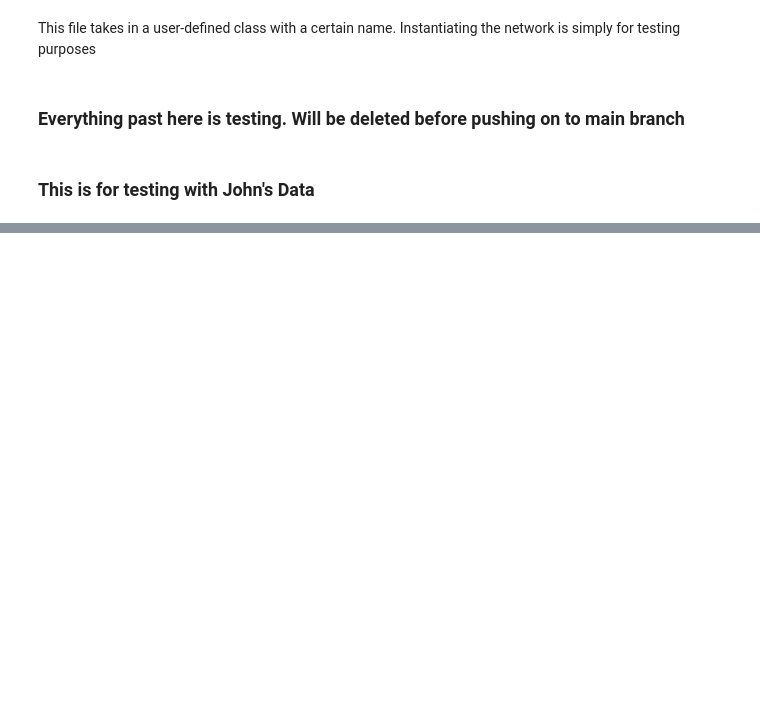
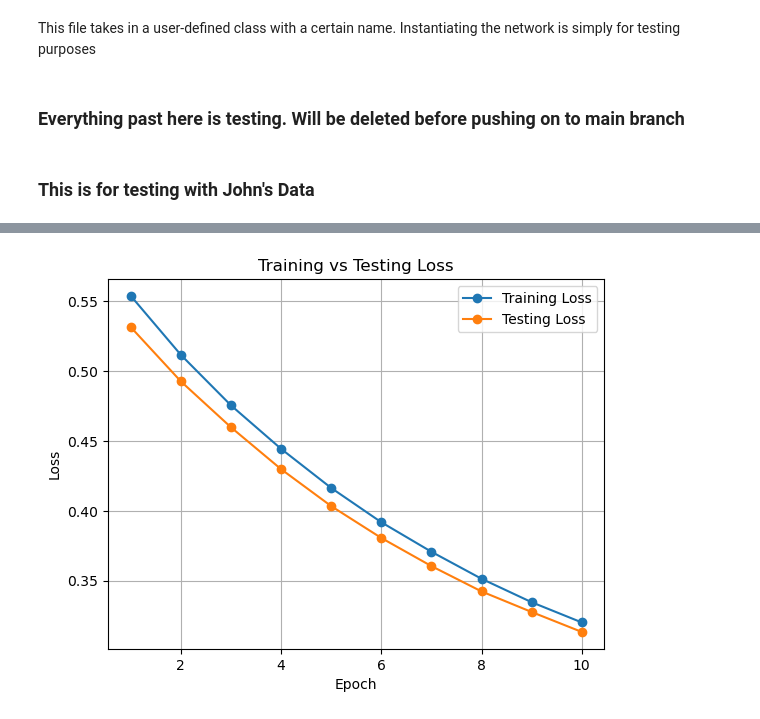
Before and after one commit to sharifware/Large-Scale-Design-and-Analysis-of-Neural-Networks, a Jupyter notebook: inputNetwork.ipynb, the cells around one changed output, grey strips where cells are left out. Cells and saved outputs as stored; diff of their text form; code cells hidden in the pictures; blank space fills up the shorter version.

Commit message:
Graph + testing updates

```diff
--- a/inputNetwork.ipynb
+++ b/inputNetwork.ipynb
@@ -258,4 +315,0 @@ import torchvision.transforms as transforms
-# %%
-transform = transforms.Compose(
-    [transforms.ToTensor(),
-     transforms.Normalize((0.5, 0.5, 0.5), (0.5, 0.5, 0.5))])
@@ -379,6 +382,6 @@ csv_path = '/Users/dani/Documents/GitHub/Large-Scale-Design-and-Analysis-of-Neur
 dataset = SimpleRegDataset(csv_path, transform=Normalize())
 data_loader = DataLoader(dataset, batch_size=32, shuffle=True)
 # %%
-analyzerSimon = NetworkAnalyzer(SimpleNet, 10, 0.1, 1000, 14)
-analyzerSimon.generate_networks(data_loader, data_loader, 10, nn.MSELoss(), 0.0001, 0.009)
+analyzerSimon = NetworkAnalyzer(SimpleNet, 40, 0.1, 1000, 14)
+analyzerSimon.check_loss(data_loader, data_loader, 10, nn.MSELoss(), 0.0001, 0.009)
 # %% [output]
@@ -401,0 +405 @@ Resetting internal counter of networks...
+[figure, added]
```
Also changed, not shown: parts of 9 cells of this notebook.
